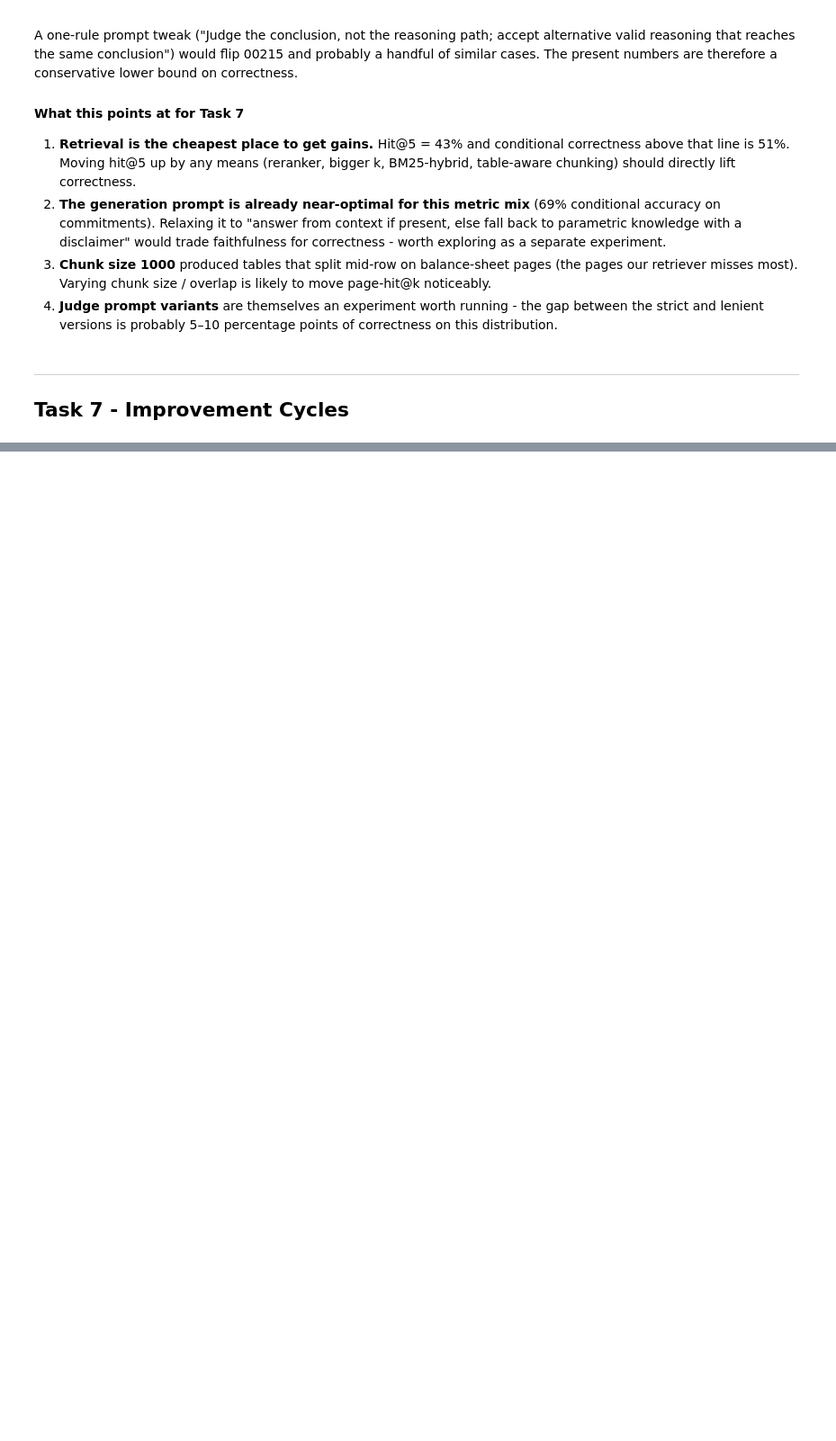
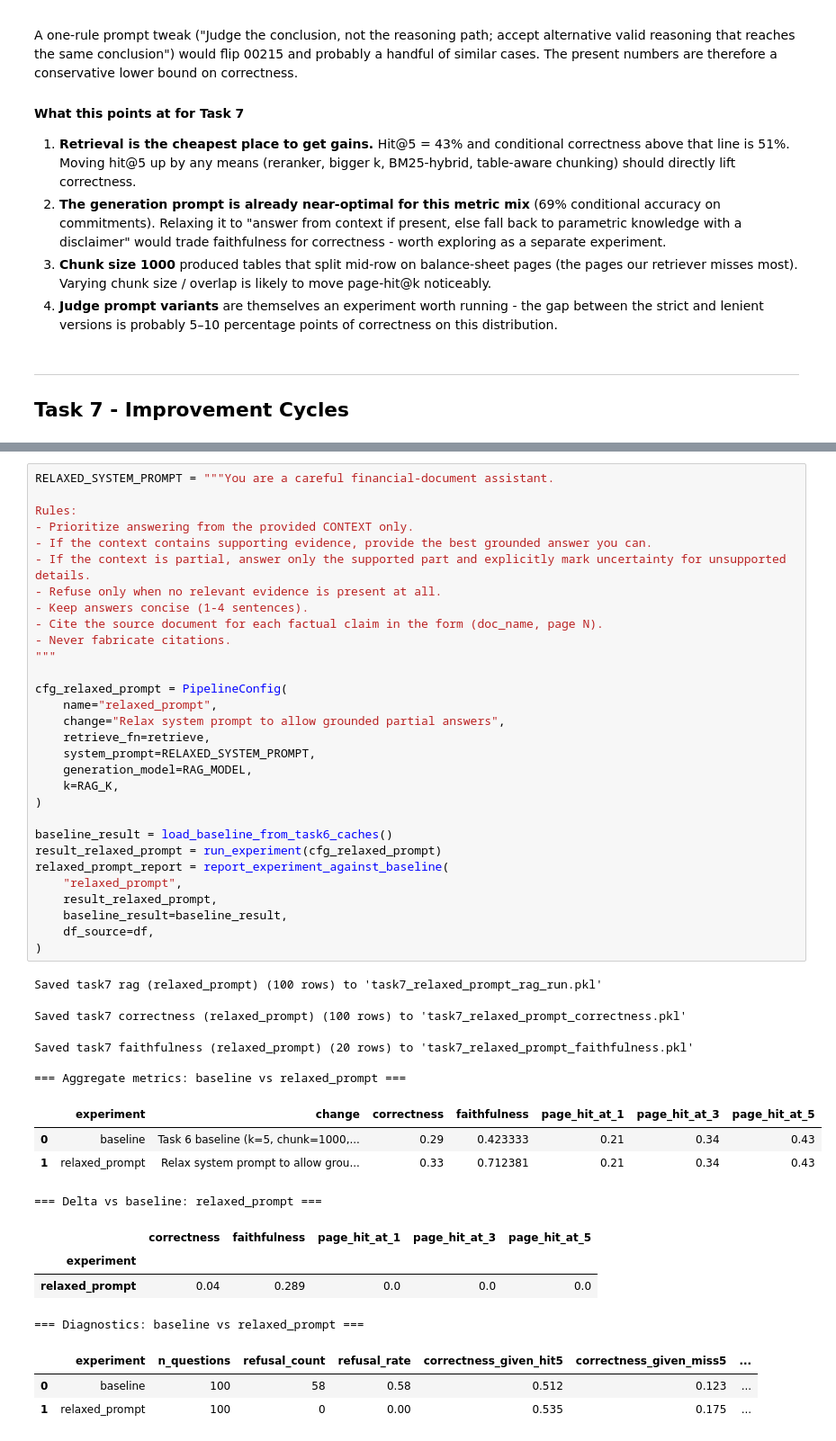
Before and after one commit to Nesher123/AI-Performance-Engineering-Course, a Jupyter notebook: module_1-from_ai_model_to_ai_product/assignment_2-RAG/rag_solution.ipynb, the cells around one changed output, grey strips where cells are left out. Shown at 90% size. Drawn from its saved outputs; the diff is of its cells as text; blank space fills up the shorter version.

```diff
--- a/module_1-from_ai_model_to_ai_product/assignment_2-RAG/rag_solution.ipynb
+++ b/module_1-from_ai_model_to_ai_product/assignment_2-RAG/rag_solution.ipynb
@@ -1178,0 +1623,47 @@ A one-rule prompt tweak ("Judge the conclusion, not the reasoning path; accept a
+# %%
+RELAXED_SYSTEM_PROMPT = """You are a careful financial-document assistant.
+
+Rules:
+- Prioritize answering from the provided CONTEXT only.
+- If the context contains supporting evidence, provide the best grounded answer you can.
+- If the context is partial, answer only the supported part and explicitly mark uncertainty for unsupported details.
+- Refuse only when no relevant evidence is present at all.
+- Keep answers concise (1-4 sentences).
+- Cite the source document for each factual claim in the form (doc_name, page N).
+- Never fabricate citations.
+"""
+
+cfg_relaxed_prompt = PipelineConfig(
+    name="relaxed_prompt",
+    change="Relax system prompt to allow grounded partial answers",
+    retrieve_fn=retrieve,
+    system_prompt=RELAXED_SYSTEM_PROMPT,
+    generation_model=RAG_MODEL,
+    k=RAG_K,
+)
+
+baseline_result = load_baseline_from_task6_caches()
+result_relaxed_prompt = run_experiment(cfg_relaxed_prompt)
+relaxed_prompt_report = report_experiment_against_baseline(
+    "relaxed_prompt",
+    result_relaxed_prompt,
+    baseline_result=baseline_result,
+    df_source=df,
+)
+# %% [output]
+Saved task7 rag (relaxed_prompt) (100 rows) to 'task7_relaxed_prompt_rag_run.pkl'
+Saved task7 correctness (relaxed_prompt) (100 rows) to 'task7_relaxed_prompt_correctness.pkl'
+Saved task7 faithfulness (relaxed_prompt) (20 rows) to 'task7_relaxed_prompt_faithfulness.pkl'
+
+=== Aggregate metrics: baseline vs relaxed_prompt ===
+|  | experiment | change | correctness | faithfulness | page_hit_at_1 | page_hit_at_3 | page_hit_at_5 |
+| 0 | baseline | Task 6 baseline (k=5, chunk=1000,... | 0.29 | 0.423333 | 0.21 | 0.34 | 0.43 |
+| 1 | relaxed_prompt | Relax system prompt to allow grou... | 0.33 | 0.712381 | 0.21 | 0.34 | 0.43 |
+=== Delta vs baseline: relaxed_prompt ===
+|  | correctness | faithfulness | page_hit_at_1 | page_hit_at_3 | page_hit_at_5 |
+| experiment |  |  |  |  |  |
+| relaxed_prompt | 0.04 | 0.289 | 0.0 | 0.0 | 0.0 |
+=== Diagnostics: baseline vs relaxed_prompt ===
+|  | experiment | n_questions | refusal_count | refusal_rate | correctness_given_hit5 | correctness_given_miss5 | ... |
+| 0 | baseline | 100 | 58 | 0.58 | 0.512 | 0.123 | ... |
+| 1 | relaxed_prompt | 100 | 0 | 0.00 | 0.535 | 0.175 | ... |
```
Also changed, not shown: parts of 16 cells of this notebook, 3 other files.
